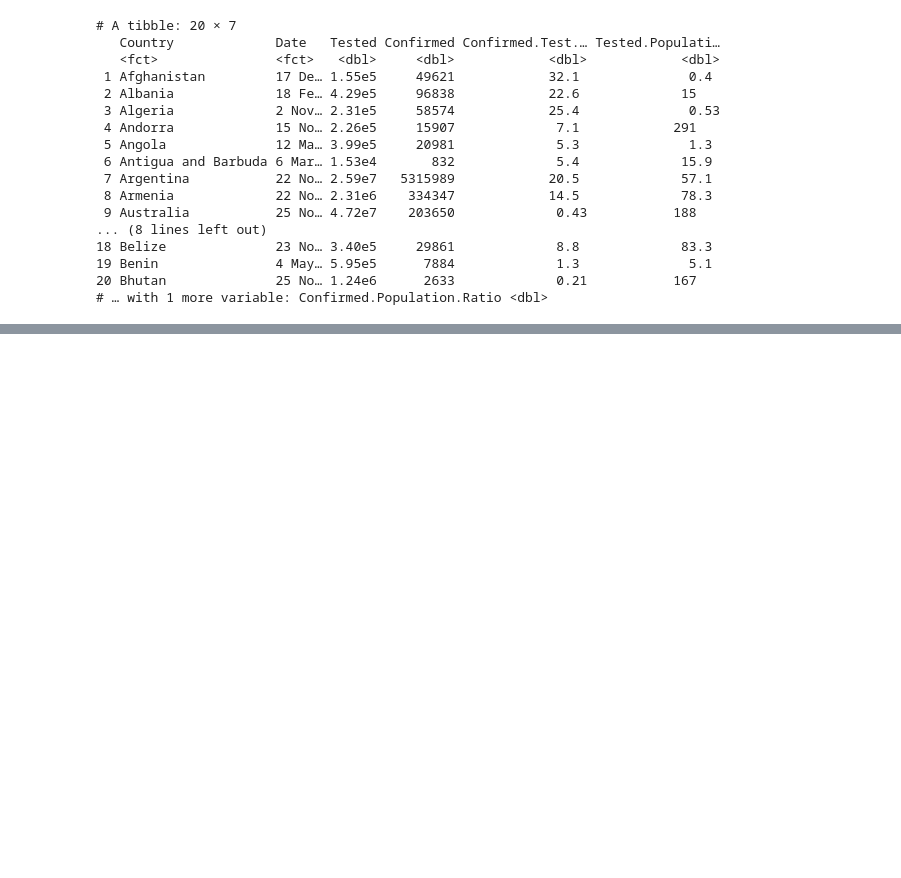
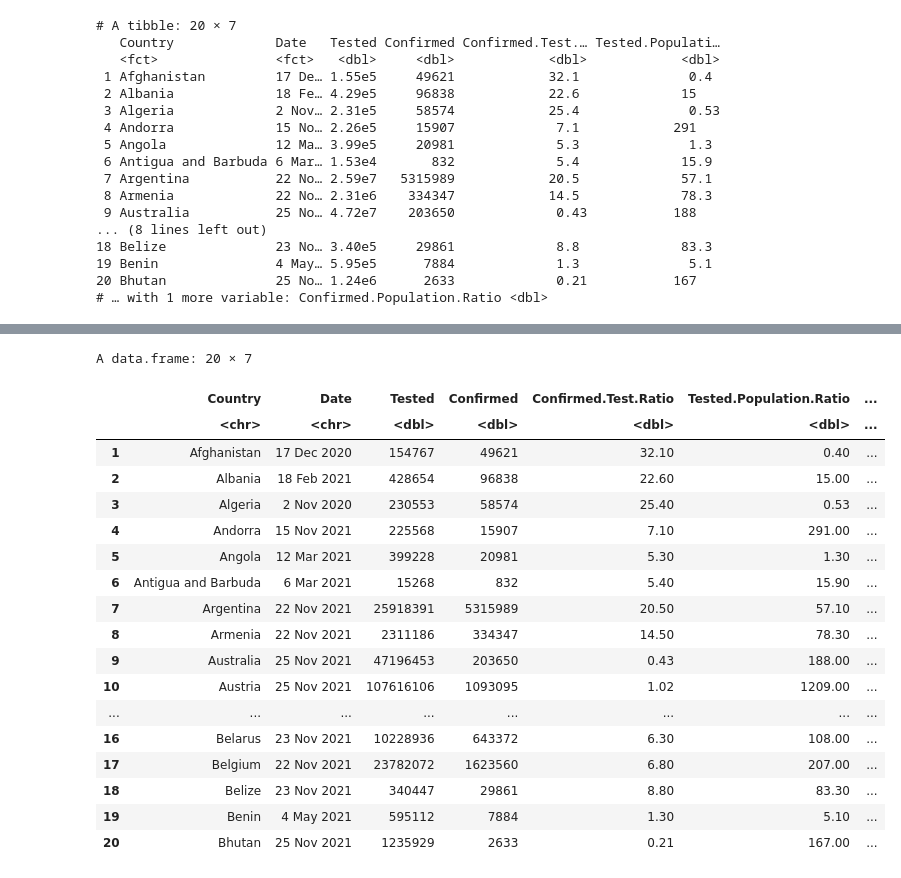
Before and after one commit to roblivesinottawa/covid19_data_analysis_R, a Jupyter notebook: main.ipynb, the cells around one changed output, grey strips where cells are left out. Drawn from its saved outputs; the diff is of its cells as text; code cells hidden in the pictures; blank space fills up the shorter version.

```diff
--- a/main.ipynb
+++ b/main.ipynb
@@ -148,0 +484,22 @@ print(head(df, 20))
+# %%
+head(df, 20)
+# %% [output]
+A data.frame: 20 × 7
+|  | Country | Date | Tested | Confirmed | Confirmed.Test.Ratio | Tested.Population.Ratio | ... |
+|  | <chr> | <chr> | <dbl> | <dbl> | <dbl> | <dbl> | ... |
+| 1 | Afghanistan | 17 Dec 2020 | 154767 | 49621 | 32.10 | 0.40 | ... |
+| 2 | Albania | 18 Feb 2021 | 428654 | 96838 | 22.60 | 15.00 | ... |
+| 3 | Algeria | 2 Nov 2020 | 230553 | 58574 | 25.40 | 0.53 | ... |
+| 4 | Andorra | 15 Nov 2021 | 225568 | 15907 | 7.10 | 291.00 | ... |
+| 5 | Angola | 12 Mar 2021 | 399228 | 20981 | 5.30 | 1.30 | ... |
+| 6 | Antigua and Barbuda | 6 Mar 2021 | 15268 | 832 | 5.40 | 15.90 | ... |
+| 7 | Argentina | 22 Nov 2021 | 25918391 | 5315989 | 20.50 | 57.10 | ... |
+| 8 | Armenia | 22 Nov 2021 | 2311186 | 334347 | 14.50 | 78.30 | ... |
+| 9 | Australia | 25 Nov 2021 | 47196453 | 203650 | 0.43 | 188.00 | ... |
+| 10 | Austria | 25 Nov 2021 | 107616106 | 1093095 | 1.02 | 1209.00 | ... |
+| ... | ... | ... | ... | ... | ... | ... | ... |
+| 16 | Belarus | 23 Nov 2021 | 10228936 | 643372 | 6.30 | 108.00 | ... |
+| 17 | Belgium | 22 Nov 2021 | 23782072 | 1623560 | 6.80 | 207.00 | ... |
+| 18 | Belize | 23 Nov 2021 | 340447 | 29861 | 8.80 | 83.30 | ... |
+| 19 | Benin | 4 May 2021 | 595112 | 7884 | 1.30 | 5.10 | ... |
+| 20 | Bhutan | 25 Nov 2021 | 1235929 | 2633 | 0.21 | 167.00 | ... |
```
Also changed, not shown: parts of 32 cells of this notebook, 1 other file.
